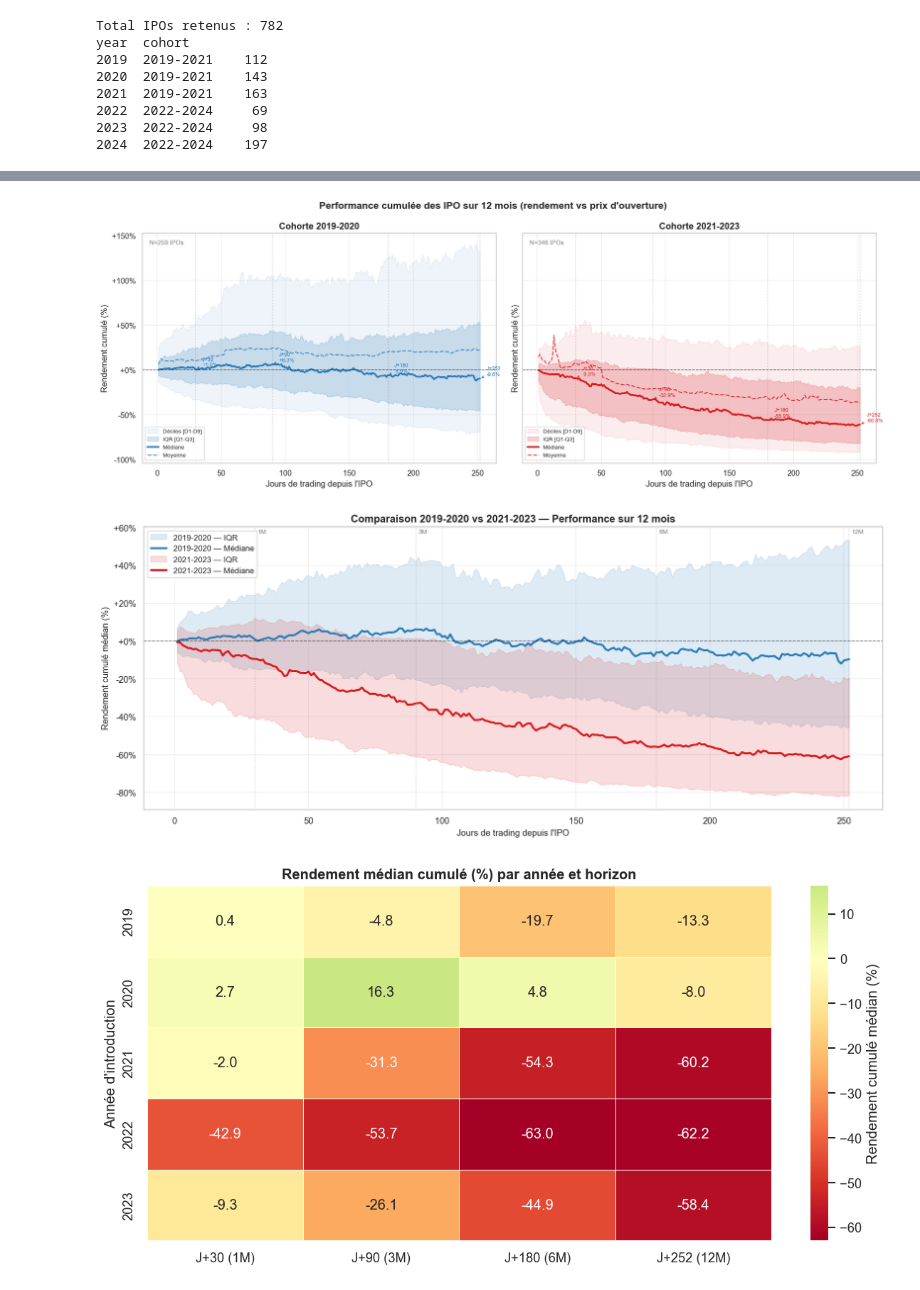
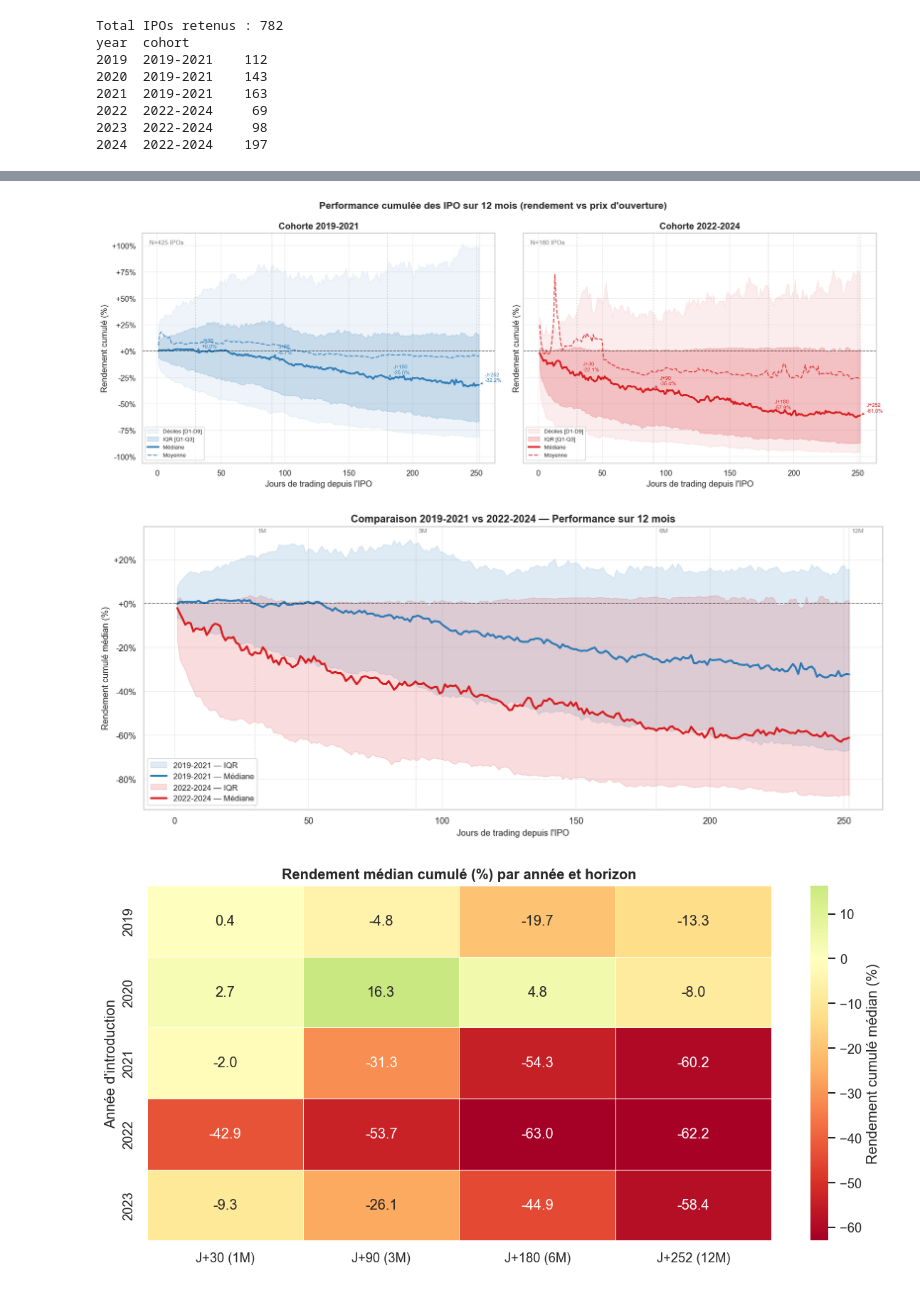
Before and after one commit to Dmkn78/IPO, a Jupyter notebook: performance_12m_h4.ipynb, the cells around one changed output, grey strips where cells are left out. Cells and saved outputs as stored; diff of their text form; code cells hidden in the pictures.

Commit message:
chore: update cohort timeframes and add full dataset file

```diff
--- a/performance_12m_h4.ipynb
+++ b/performance_12m_h4.ipynb
@@ -30,7 +30,7 @@ from pathlib import Path
 sns.set_theme(style="whitegrid", palette="muted")
 plt.rcParams.update({"figure.figsize": (14, 6), "figure.dpi": 120})
 
-COLORS = {"2019-2020": "#2C7BB6", "2021-2023": "#D7191C"}
+COLORS = {"2019-2021": "#2C7BB6", "2022-2024": "#D7191C"}
 CACHE_PATH = Path("data/daily_returns_cache.csv")
 N_TRADING_DAYS = 365  # ~12 mois
 
@@ -197,7 +215,7 @@ Nombre d'IPOs par cohorte à J=252 :
 # ── 4. Graphique 1 : Vue comparative côte à côte ──────────────────────────
 fig, axes = plt.subplots(1, 2, figsize=(16, 6), sharey=True)
 
-for ax, cohort in zip(axes, ["2019-2020", "2021-2023"]):
+for ax, cohort in zip(axes, ["2019-2021", "2022-2024"]):
     sub = agg[agg["cohort"] == cohort].copy()
     col = COLORS[cohort]
 
@@ -258,47 +276,47 @@ plt.tight_layout()
 plt.savefig("data/perf_12m_par_cohorte.png", dpi=150, bbox_inches="tight")
 plt.show()
 # %% [output]
-[figure, old version]
+[figure, new version]
 # %%
 # ── 5. Graphique 2 : Comparaison directe sur un seul axe ─────────────────
 fig, ax = plt.subplots(figsize=(14, 6))
 
-for cohort in ["2019-2020", "2021-2023"]:
+for cohort in ["2019-2021", "2022-2024"]:
     sub = agg[agg["cohort"] == cohort].copy()
     col = COLORS[cohort]
 
     ax.fill_between(
         sub["trading_day"],
         sub["q25"] * 100,
         sub["q75"] * 100,
         color=col, alpha=0.15, label=f"{cohort} — IQR"
     )
     ax.plot(sub["trading_day"], sub["median"] * 100,
             color=col, lw=2.5, label=f"{cohort} — Médiane")
 
 ax.axhline(0, color="black", lw=1, ls="--", alpha=0.5)
 
 # Lignes verticales milestones
 for day, label in [(30, "1M"), (90, "3M"), (180, "6M"), (252, "12M")]:
     ax.axvline(day, color="gray", lw=0.8, ls=":", alpha=0.5)
     ax.text(day + 1, ax.get_ylim()[1] * 0.98 if ax.get_ylim() else 5,
             label, fontsize=8, color="gray", va="top")
 
 ax.set_xlabel("Jours de trading depuis l'IPO", fontsize=11)
 ax.set_ylabel("Rendement cumulé médian (%)", fontsize=11)
 ax.yaxis.set_major_formatter(mticker.FormatStrFormatter('%+.0f%%'))
 ax.set_title(
-    "Comparaison 2019-2020 vs 2021-2023 — Performance sur 12 mois",
+    "Comparaison 2019-2021 vs 2022-2024 — Performance sur 12 mois",
     fontsize=13, fontweight="bold"
 )
 ax.legend(fontsize=10)
 ax.grid(True, alpha=0.3)
 
 plt.tight_layout()
 plt.savefig("data/perf_12m_comparaison.png", dpi=150, bbox_inches="tight")
 plt.show()
 # %% [output]
-[figure, old version]
+[figure, new version]
 # %%
 # ── 6. Graphique 3 : Heatmap par année et mois de trading ─────────────────
 # Rendement médian par année d'IPO à J=30, J=90, J=180, J=252
```
Also changed, not shown: parts of 11 cells of this notebook, 2 other files.
